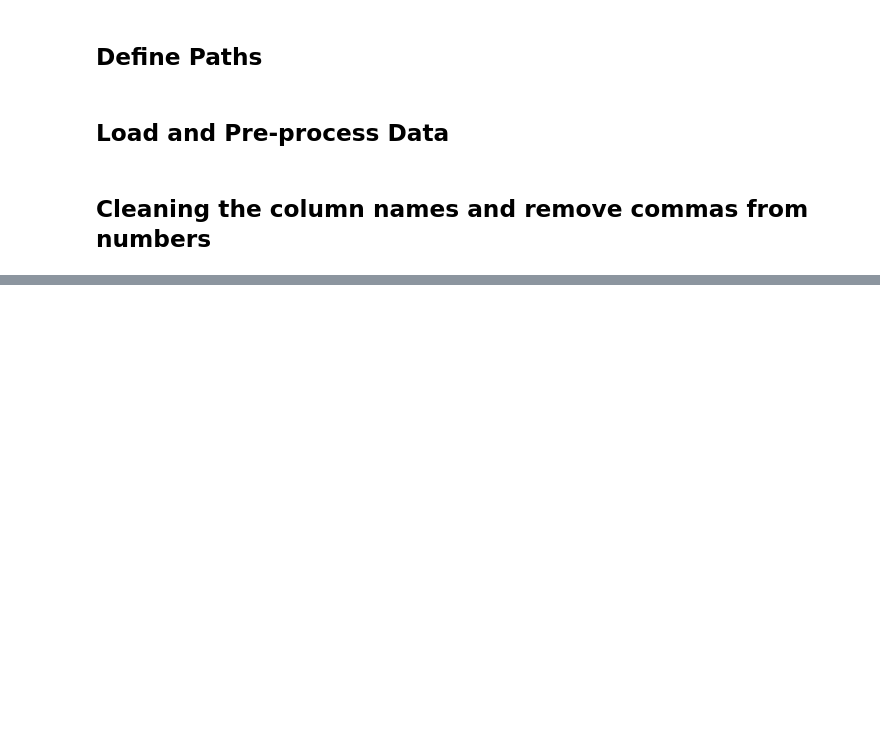
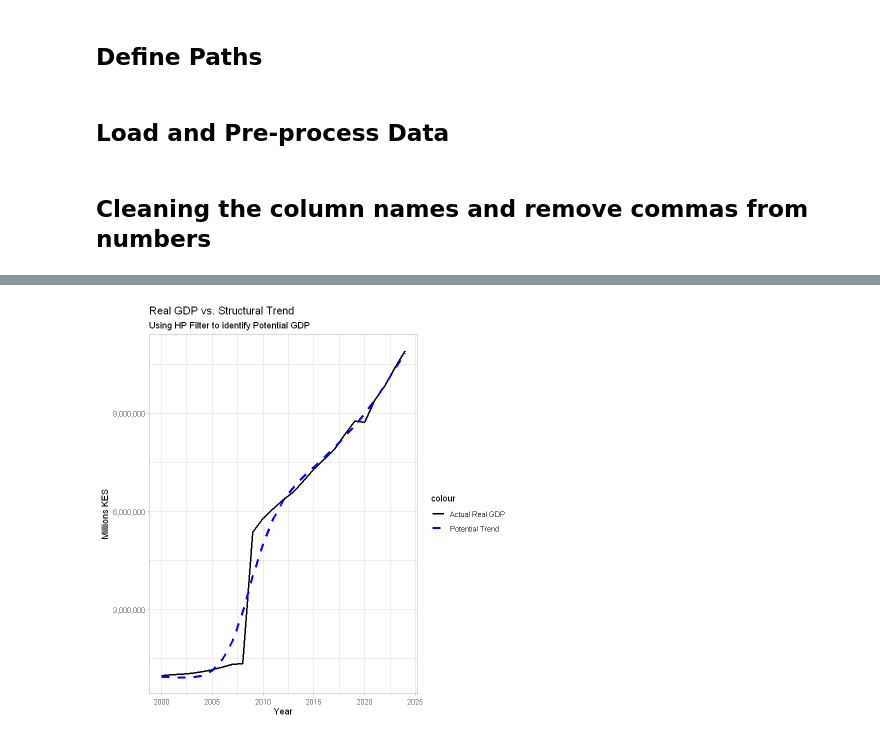
Before and after one commit to asaphray/cbk-macroeconomic-analysis, a Jupyter notebook: notebooks/r/05_gdp_analysis.ipynb, the cells around one changed output, grey strips where cells are left out. Cells and saved outputs as stored; diff of their text form; code cells hidden in the pictures; blank space fills up the shorter version.

```diff
--- a/notebooks/r/05_gdp_analysis.ipynb
+++ b/notebooks/r/05_gdp_analysis.ipynb
@@ -35,0 +120,20 @@ df_gdp <- df_gdp %>%
+# %%
+library(mFilter)
+
+# Apply HP Filter (freq = 6.25 for annual data)
+# We use the real_gdp column we cleaned earlier
+hp_res <- mFilter::hpfilter(df_gdp$real_gdp, freq = 6.25)
+df_gdp$potential_gdp <- as.numeric(hp_res$trend)
+
+# Plotting Actual vs Potential
+ggplot(df_gdp) +
+  geom_line(aes(x = year, y = real_gdp, color = "Actual Real GDP"), size = 1) +
+  geom_line(aes(x = year, y = potential_gdp, color = "Potential Trend"), linetype = "dashed", size = 1.2) +
+  scale_color_manual(values = c("Actual Real GDP" = "black", "Potential Trend" = "blue")) +
+  scale_y_continuous(labels = label_comma()) +
+  labs(title = "Real GDP vs. Structural Trend",
+       subtitle = "Using HP Filter to identify Potential GDP",
+       y = "Millions KES", x = "Year") +
+  theme_light()
+# %% [output]
+[figure, added]
```
Also changed, not shown: parts of 12 cells of this notebook.
